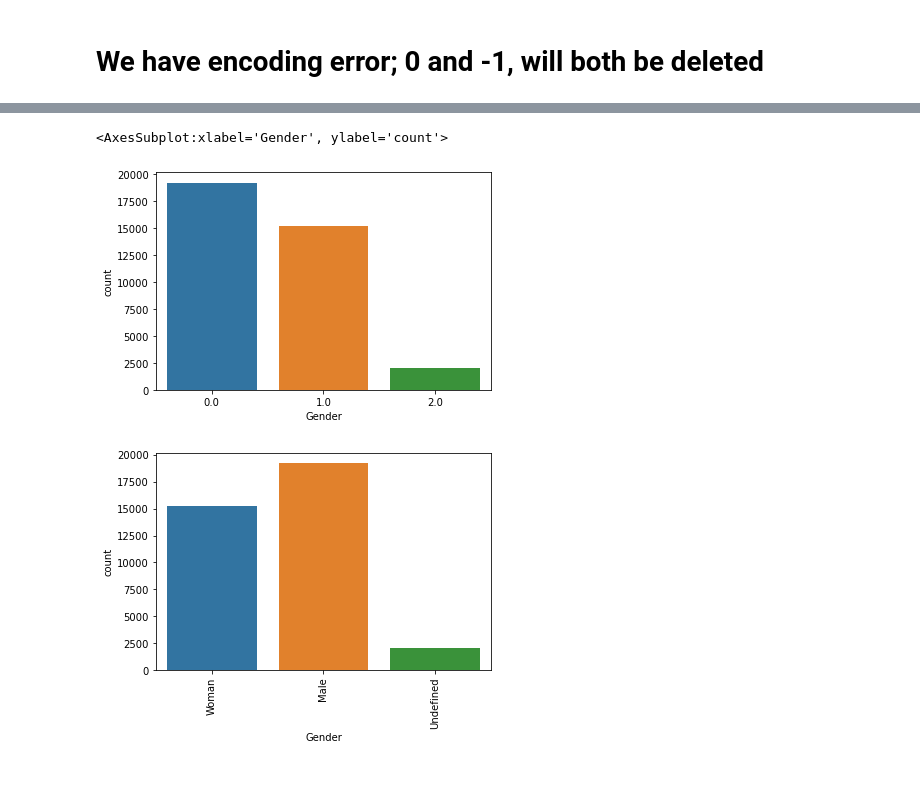
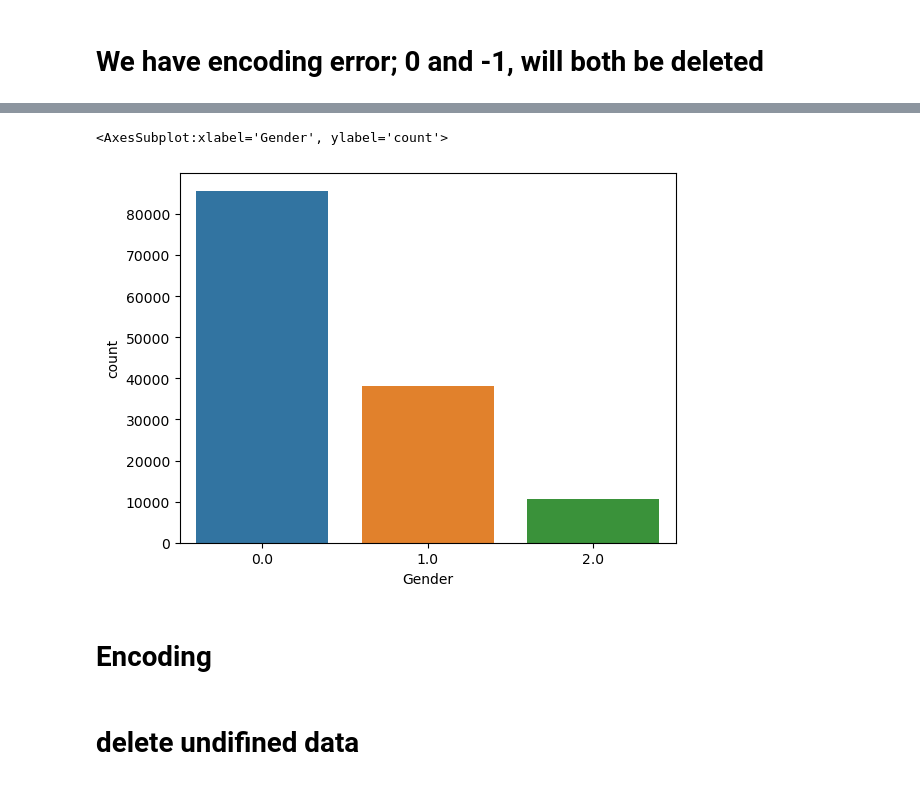
Before and after one commit to astral-fate/Machine-Learning-Engineer-internship-Technocolabs, a Jupyter notebook: Project 3/Data exploration .ipynb, the cells around one changed output, grey strips where cells are left out. Drawn from its saved outputs; the diff is of its cells as text; code cells hidden in the pictures.

```diff
--- a/Project 3/Data exploration .ipynb
+++ b/Project 3/Data exploration .ipynb
@@ -272,13 +374,11 @@ sns.countplot(modifed_data.MaritalStatus)
 # %%
-sns.countplot(modifed_data.Gender)
+sns.countplot(data.Gender)
 # %% [output]
 <AxesSubplot:xlabel='Gender', ylabel='count'>
-[figure, old version]
+[figure, new version]
+# %% [markdown]
+# Encoding
 # %%
 modifed_data['Gender'] = modifed_data['Gender'].replace({ 0.0: 'Male', 1.0: 'Woman',  2.0: 'Undefined'})
-# %%
-sns.countplot(x='Gender', data=modifed_data)
-plt.xticks(rotation=90)
-plt.show()
-# %% [output]
-[figure, removed]
+# %% [markdown]
+# delete undifined data
```
Also changed, not shown: parts of 78 cells of this notebook, 1 other file.
